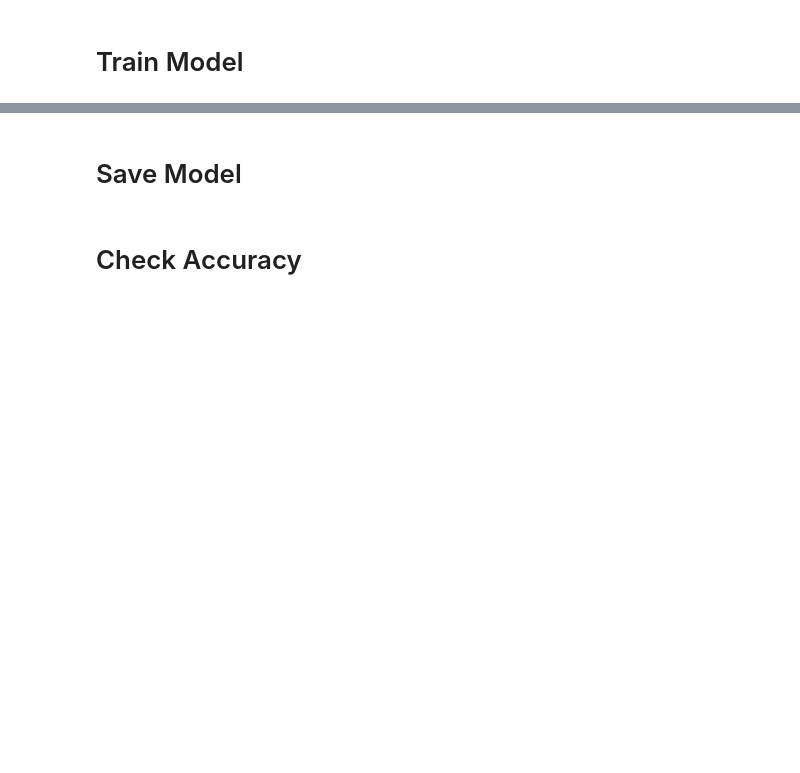
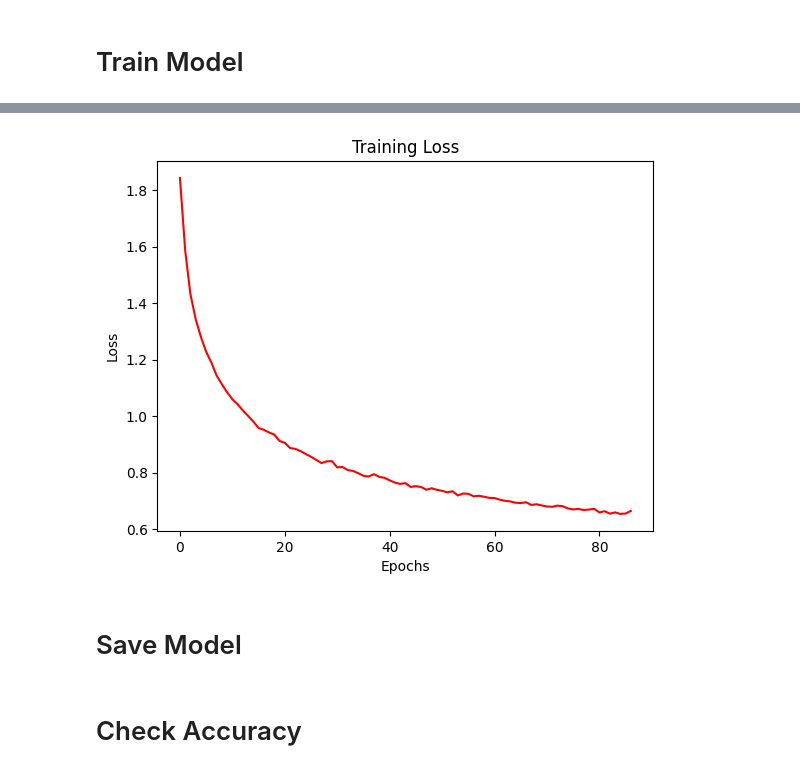
Before and after one commit to Cyoger/COMP4740_FinalProject, a Jupyter notebook: cnn_cq.ipynb, the cells around one changed output, grey strips where cells are left out. Cells and saved outputs as stored; diff of their text form; code cells hidden in the pictures; blank space fills up the shorter version.

```diff
--- a/cnn_cq.ipynb
+++ b/cnn_cq.ipynb
@@ -97,7 +187,8 @@ device="cuda"
 # %% [markdown]
 # Train Model
 # %%
-for epoch in range(2):  # loop over the dataset multiple times
+losses = []
+for epoch in range(100):  # loop over the dataset multiple times
     running_loss = 0.0
     for i, data in enumerate(trainloader, 0):
         # get the inputs; data is a list of [inputs, labels]
@@ -114,9 +205,17 @@ for epoch in range(2):  # loop over the dataset multiple times
 
         # print statistics
         running_loss += loss.item()
-        if i % 2000 == 1999:    # print every 2000 mini-batches
-            print(f'[{epoch + 1}, {i + 1:5d}] loss: {running_loss / 2000:.3f}')
-            running_loss = 0.0
+        # if i % 2000 == 1999:    # print every 2000 mini-batches
+            # print(f'[{epoch + 1}, {i + 1:5d}] loss: {running_loss / 10000:.3f}')
+            # running_loss = 0.0
+
+    print(f'epoch={epoch + 1} loss: {running_loss / 10_000:.3f}')
+    losses.append(running_loss/10_000)
+
+    if epoch > 9:
+        if losses[epoch-10] - (running_loss / 10_000) < 0.01:
+            break
+
 
 print('Finished Training')
 # %% [output]
@@ -135,4 +238,12 @@ print('Finished Training')
 Finished Training
+# %%
+plt.plot(losses, 'r')  # Plotting the loss values with red color ('r')
+plt.xlabel('Epochs')  # Labeling the x-axis as 'Epochs'
+plt.ylabel('Loss')  # Labeling the y-axis as 'Loss'
+plt.title('Training Loss')  # Adding a title to the plot
+plt.show()  # Displaying the plot
+# %% [output]
+[figure, added]
 # %% [markdown]
 # Save Model
 # %%
```
Also changed, not shown: parts of 9 cells of this notebook.
